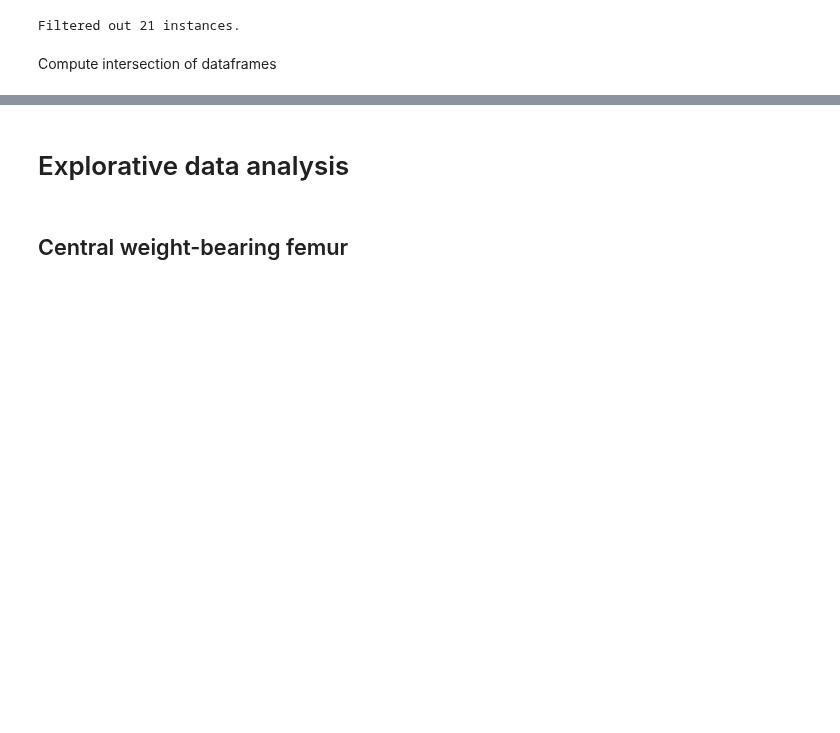
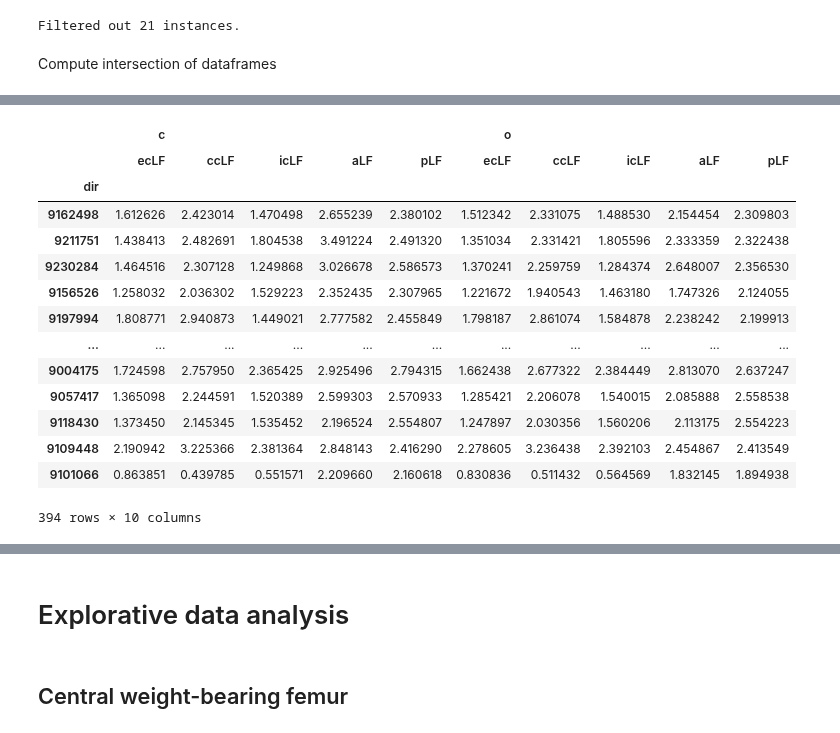
Before and after one commit to swestfechtel/knorpel_v2, a Jupyter notebook: stat_tests.ipynb, the cells around one changed output, grey strips where cells are left out. Saved outputs shown, nothing was run; the diff lists cells and outputs as text; code cells hidden in the pictures; blank space fills up the shorter version.

```diff
--- a/stat_tests.ipynb
+++ b/stat_tests.ipynb
@@ -111,0 +130,3 @@ assert fn.shape == fv.shape == m.shape == s.shape
+# %%
+tmp = fn[lf_cols].join(m[lf_cols], lsuffix="_c", rsuffix="_o")
+tmp
@@ -111,0 +148,19 @@ assert fn.shape == fv.shape == m.shape == s.shape
+# %%
+tmp.columns = pd.MultiIndex.from_tuples([(x[-1], x[:-2]) for x in tmp.columns])
+tmp
+# %% [output]
+|  | c |  |  |  |  | o |  |  |  |  |
+|  | ecLF | ccLF | icLF | aLF | pLF | ecLF | ccLF | icLF | aLF | pLF |
+| dir |  |  |  |  |  |  |  |  |  |  |
+| 9162498 | 1.612626 | 2.423014 | 1.470498 | 2.655239 | 2.380102 | 1.512342 | 2.331075 | 1.488530 | 2.154454 | 2.309803 |
+| 9211751 | 1.438413 | 2.482691 | 1.804538 | 3.491224 | 2.491320 | 1.351034 | 2.331421 | 1.805596 | 2.333359 | 2.322438 |
+| 9230284 | 1.464516 | 2.307128 | 1.249868 | 3.026678 | 2.586573 | 1.370241 | 2.259759 | 1.284374 | 2.648007 | 2.356530 |
+| 9156526 | 1.258032 | 2.036302 | 1.529223 | 2.352435 | 2.307965 | 1.221672 | 1.940543 | 1.463180 | 1.747326 | 2.124055 |
+| 9197994 | 1.808771 | 2.940873 | 1.449021 | 2.777582 | 2.455849 | 1.798187 | 2.861074 | 1.584878 | 2.238242 | 2.199913 |
+| ... | ... | ... | ... | ... | ... | ... | ... | ... | ... | ... |
+| 9004175 | 1.724598 | 2.757950 | 2.365425 | 2.925496 | 2.794315 | 1.662438 | 2.677322 | 2.384449 | 2.813070 | 2.637247 |
+| 9057417 | 1.365098 | 2.244591 | 1.520389 | 2.599303 | 2.570933 | 1.285421 | 2.206078 | 1.540015 | 2.085888 | 2.558538 |
+| 9118430 | 1.373450 | 2.145345 | 1.535452 | 2.196524 | 2.554807 | 1.247897 | 2.030356 | 1.560206 | 2.113175 | 2.554223 |
+| 9109448 | 2.190942 | 3.225366 | 2.381364 | 2.848143 | 2.416290 | 2.278605 | 3.236438 | 2.392103 | 2.454867 | 2.413549 |
+| 9101066 | 0.863851 | 0.439785 | 0.551571 | 2.209660 | 2.160618 | 0.830836 | 0.511432 | 0.564569 | 1.832145 | 1.894938 |
+394 rows × 10 columns
```
Also changed, not shown: parts of 34 cells of this notebook, 9 other files.
